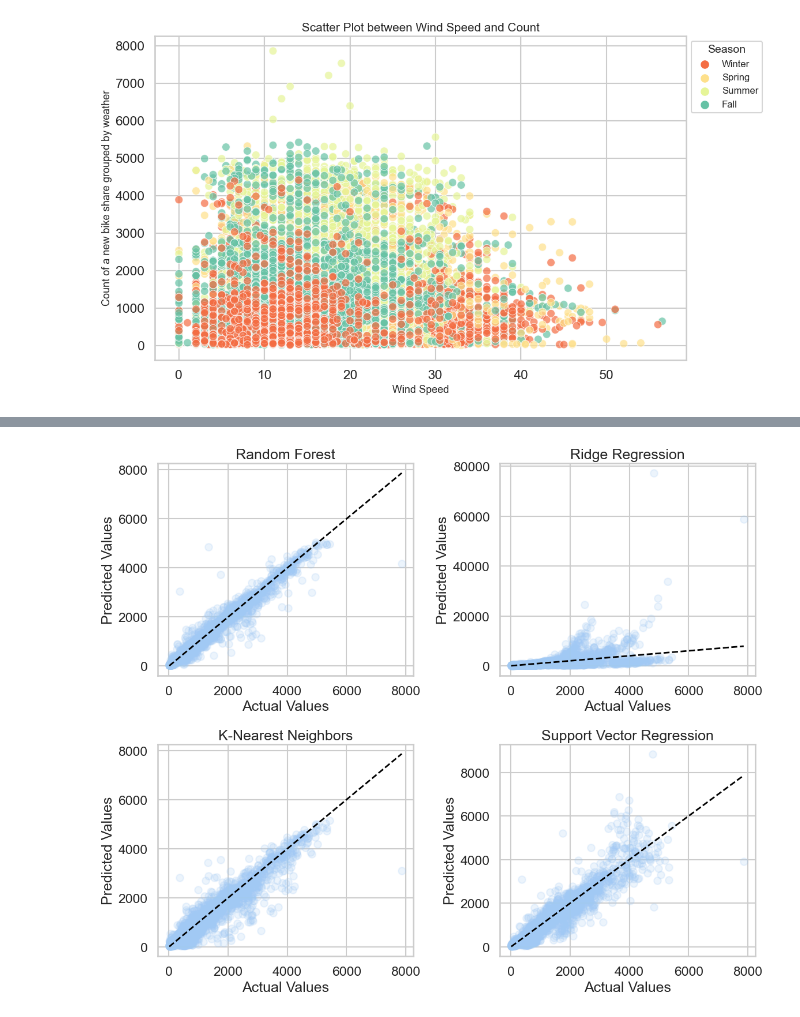
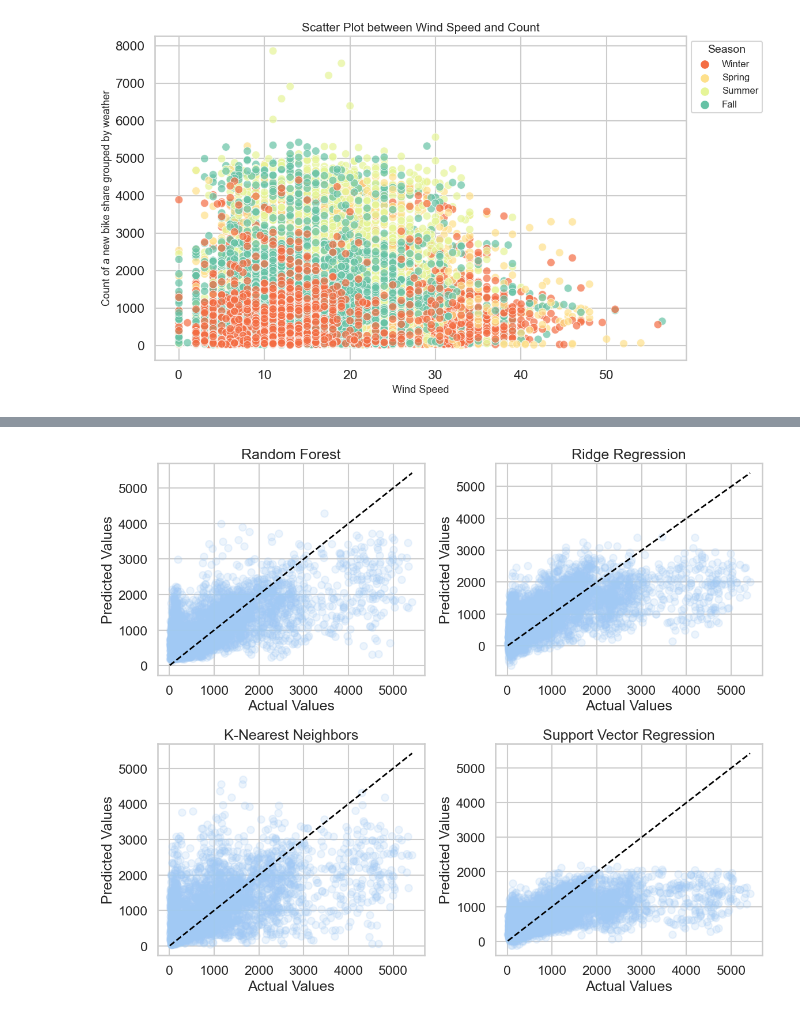
Before and after one commit to yingyi0422/DATA1030-Final-Project, a Jupyter notebook: Project.ipynb, the cells around one changed output, grey strips where cells are left out. Drawn from its saved outputs; the diff is of its cells as text; code cells hidden in the pictures.

```diff
--- a/Project.ipynb
+++ b/Project.ipynb
@@ -322,8 +317,8 @@ data['month'] = data['timestamp'].dt.month
 data['year'] = data['timestamp'].dt.year
 data['day_of_week'] = data['timestamp'].dt.dayofweek
 
-# Create lagged features
-lag_hours = [3, 2, 1]
+# Create lagged features (one week, two weeks, and three weeks)
+lag_hours = [160, 320, 480]
 for lag in lag_hours:
     data[f'lag_{lag}_hour'] = data['cnt'].shift(lag)
 
@@ -433,6 +460,18 @@ svr_params = {
     'svr__C': [0.1, 1, 10],
     'svr__gamma': ['scale', 'auto']
 }
-svr_best_model, svr_mean_rmsle, svr_std_rmsle = tune_and_evaluate_model(svr_pipeline, svr_params, X_train_prep, y_train, "Support Vector Regression")
+svr_best_model, svr_mean_rmse, svr_std_rmse = tune_and_evaluate_model(
+    svr_pipeline,
+    svr_params,
+    X_train_prep,
+    y_train,
+    "Support Vector Regression",
+    expanding_window_size=40
+)
+
+# Final evaluation on the test set
+svr_predictions = svr_best_model.predict(X_test_prep)
+final_rmse_svr = rmse(y_test, svr_predictions)
+print(f"Final RMSE on Test Data (Support Vector Regression): {final_rmse_svr}")
 # %% [output]
 Support Vector Regression Model
@@ -445,6 +485,18 @@ knn_params = {
     'n_neighbors': [3, 5, 7],
     'weights': ['uniform', 'distance']
 }
-knn_best_model, knn_mean_rmsle, knn_std_rmsle = tune_and_evaluate_model(KNeighborsRegressor(), knn_params, X_train_prep, y_train, "K-Neighbors Regressor")
+knn_best_model, knn_mean_rmse, knn_std_rmse = tune_and_evaluate_model(
+    KNeighborsRegressor(),
+    knn_params,
+    X_train_prep,
+    y_train,
+    "K-Neighbors Regression Model",
+    expanding_window_size=40
+)
+
+# Final evaluation on the test set
+knn_predictions = knn_best_model.predict(X_test_prep)
+final_rmse_knn = rmse(y_test, knn_predictions)
+print(f"Final RMSE on Test Data (Support Vector Regression): {final_rmse_knn}")
 # %% [output]
 K-Neighbors Regressor Model
@@ -494,29 +556,26 @@ plt.show()
 # %%
 models = [
     ('Random Forest', rf_best_model),
     ('Ridge Regression', ridge_best_model),
     ('K-Nearest Neighbors', knn_best_model),
     ('Support Vector Regression', svr_best_model)
 ]
 
 fig, axs = plt.subplots(2, 2, figsize=(12, 10))
 axs = axs.flatten()
 
 for i, (model_name, model) in enumerate(models):
     y_pred = model.predict(X_test_prep)
-    # Transforming back from log scale to original scale
-    y_test_exp = np.exp(y_test)
-    y_pred_exp = np.exp(y_pred)
 
-    axs[i].scatter(y_test_exp, y_pred_exp, alpha=0.2)
-    axs[i].plot([y_test_exp.min(), y_test_exp.max()], [y_test_exp.min(), y_test_exp.max()], 'k--', lw=2)
+    axs[i].scatter(y_test, y_pred, alpha=0.2)
+    axs[i].plot([y_test.min(), y_test.max()], [y_test.min(), y_test.max()], 'k--', lw=2)
     axs[i].set_title(model_name)
     axs[i].set_xlabel('Actual Values')
     axs[i].set_ylabel('Predicted Values')
 
 plt.tight_layout()
 plt.savefig("true_vs_predict.png", dpi = 300)
 plt.show()
 # %% [output]
-[figure, old version]
+[figure, new version]
 # %%
```
Also changed, not shown: parts of 15 cells of this notebook.
